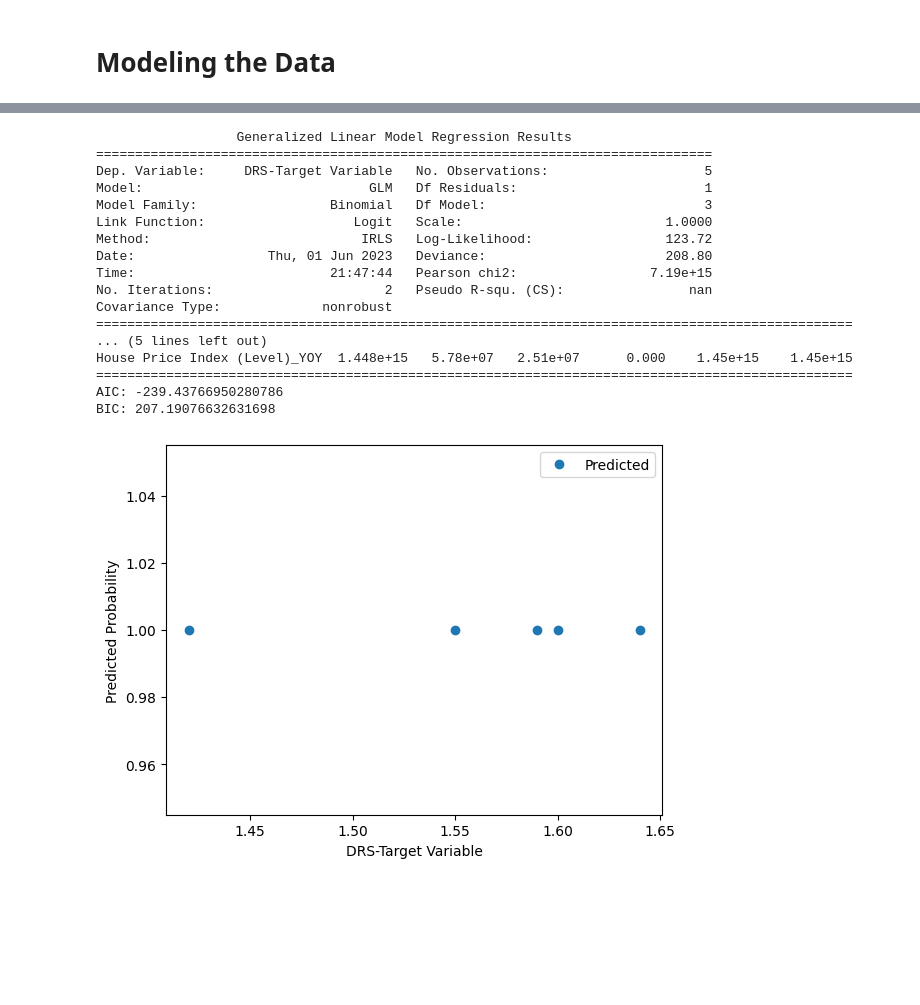
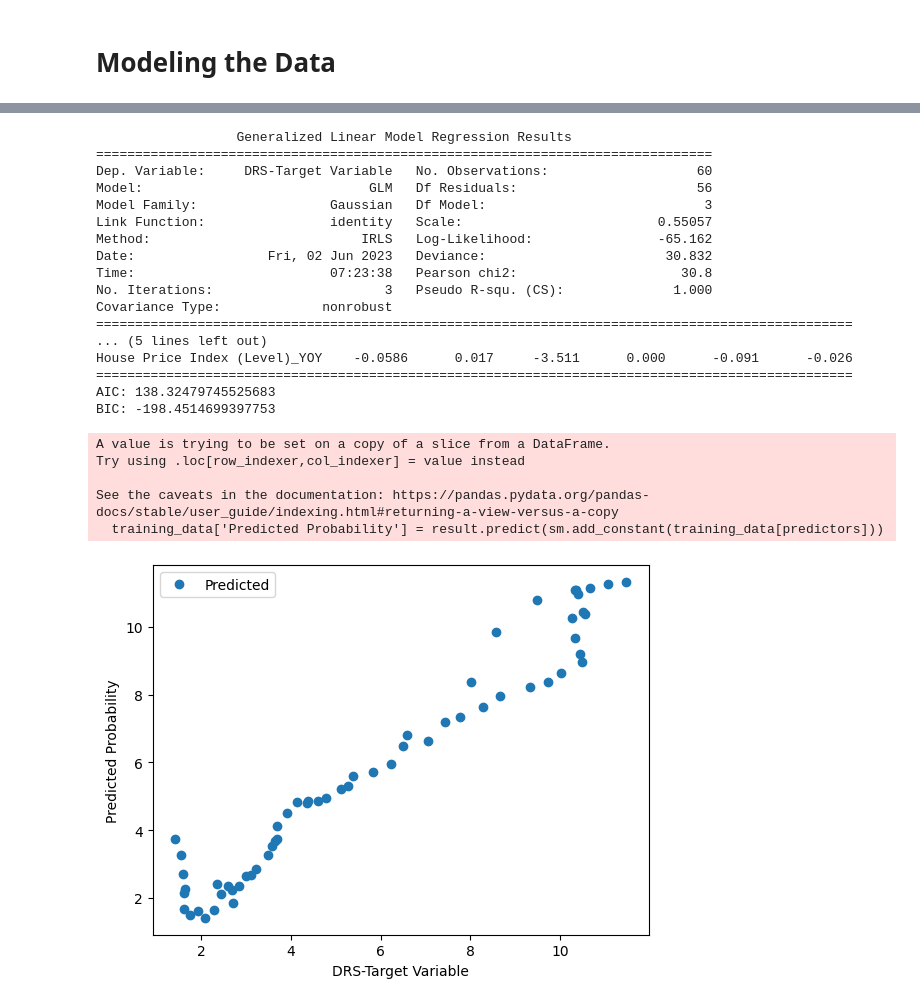
Before and after one commit to iffishells/Fractional-logistic-Model, a Jupyter notebook: milestone-2.ipynb, the cells around one changed output, grey strips where cells are left out. Drawn from its saved outputs; the diff is of its cells as text; code cells hidden in the pictures; blank space fills up the shorter version.

Commit message:
Molde fitted on selected features

```diff
--- a/milestone-2.ipynb
+++ b/milestone-2.ipynb
@@ -121,7 +187,5 @@ interested_features = [
                         'Mortgage rate',
                         ]
 
-df_transformed_training = df_transformed_training[interested_features]
-df_transformed_training =  df_transformed_training.iloc[6:]
-df_transformed_training = df_transformed_training.reset_index(drop=True)
-df_transformed_training.head(5)
+training_data = select_features(input_data)
+testing_data = select_features(testing_data)
@@ -415,8 +472,6 @@ Summary Statistics:
 # Modeling the Data
 # %%
 columns_to_drop = ['Mortgage rate','10-year Treasury yield','Unemployment rate_lag_2', 'House Price Index (Level)', 'log_Dow Jones Total Stock Market Index (Level)']
-input_data = df_transformed_training.drop(columns_to_drop,axis=1)
-
-
-input_data.head(5)
+training_data.drop(columns_to_drop,axis=1,inplace=True)
+training_data.head(5)
 # %% [output]
@@ -429,61 +517,66 @@ input_data.head(5)
 # %%
 import pandas as pd
 import statsmodels.api as sm
+import matplotlib.pyplot as plt
 
-# Load the dataset
-data = pd.DataFrame({
-    'DRS-Target Variable': [1.42, 1.55, 1.59, 1.64, 1.60],
-    'Prime rate': [5.4, 5.9, 6.4, 7.0, 7.4],
-    'Unemployment rate_lag_1': [5.4, 5.3, 5.1, 5.0, 5.0],
-    'House Price Index (Level)_YOY': [11.695906, 12.241055, 12.053301, 10.645724, 7.997763]
-})
+# # Load the dataset
+# data = pd.DataFrame({
+#     'DRS-Target Variable': [1.42, 1.55, 1.59, 1.64, 1.60],
+#     'Prime rate': [5.4, 5.9, 6.4, 7.0, 7.4],
+#     'Unemployment rate_lag_1': [5.4, 5.3, 5.1, 5.0, 5.0],
+#     'House Price Index (Level)_YOY': [11.695906, 12.241055, 12.053301, 10.645724, 7.997763]
+# })
 
 # Define the predictors and response variable
 predictors = ['Prime rate', 'Unemployment rate_lag_1', 'House Price Index (Level)_YOY']
 response = 'DRS-Target Variable'
 
-# Fit the GLMM model
-model = sm.GLM(data[response], sm.add_constant(data[predictors]), family=sm.families.Binomial())
+
+# Fit the GLM model
+model = sm.GLM(training_data[response], sm.add_constant(training_data[predictors]), family=sm.families.Gaussian(sm.families.links.identity()))
 result = model.fit()
 
 # Print the model summary
 print(result.summary())
 
 # Generate predicted probabilities
-data['Predicted Probability'] = result.predict(sm.add_constant(data[predictors]))
+training_data['Predicted Probability'] = result.predict(sm.add_constant(training_data[predictors]))
 
 # Calculate AIC and BIC
 AIC = result.aic
 BIC = result.bic
 
 # Print AIC and BIC
 print("AIC:", AIC)
 print("BIC:", BIC)
 
 # Plot in-sample actual default rate vs. predicted default rate
-import matplotlib.pyplot as plt
-
-plt.plot(data[response], data['Predicted Probability'], 'o', label='Predicted')
+plt.plot(training_data[response], training_data['Predicted Probability'], 'o', label='Predicted')
 plt.xlabel('DRS-Target Variable')
 plt.ylabel('Predicted Probability')
 plt.legend()
 plt.show()
 # %% [output]
                   Generalized Linear Model Regression Results
 ===============================================================================
-Dep. Variable:     DRS-Target Variable   No. Observations:                    5
-Model:                             GLM   Df Residuals:                        1
-Model Family:                 Binomial   Df Model:                            3
-Link Function:                   Logit   Scale:                          1.0000
-Method:                           IRLS   Log-Likelihood:                 123.72
-Date:                 Thu, 01 Jun 2023   Deviance:                       208.80
-Time:                         21:47:44   Pearson chi2:                 7.19e+15
-No. Iterations:                      2   Pseudo R-squ. (CS):                nan
+Dep. Variable:     DRS-Target Variable   No. Observations:                   60
+Model:                             GLM   Df Residuals:                       56
+Model Family:                 Gaussian   Df Model:                            3
+Link Function:                identity   Scale:                         0.55057
+Method:                           IRLS   Log-Likelihood:                -65.162
+Date:                 Fri, 02 Jun 2023   Deviance:                       30.832
+Time:                         07:23:38   Pearson chi2:                     30.8
+No. Iterations:                      3   Pseudo R-squ. (CS):              1.000
 Covariance Type:             nonrobust
 =================================================================================================
 ... (5 lines left out)
-House Price Index (Level)_YOY  1.448e+15   5.78e+07   2.51e+07      0.000    1.45e+15    1.45e+15
+House Price Index (Level)_YOY    -0.0586      0.017     -3.511      0.000      -0.091      -0.026
 =================================================================================================
-AIC: -239.43766950280786
-BIC: 207.19076632631698
+AIC: 138.32479745525683
+BIC: -198.4514699397753
+A value is trying to be set on a copy of a slice from a DataFrame.
+Try using .loc[row_indexer,col_indexer] = value instead
+
+See the caveats in the documentation: https://pandas.pydata.org/pandas-docs/stable/user_guide/indexing.html#returning-a-view-versus-a-copy
+  training_data['Predicted Probability'] = result.predict(sm.add_constant(training_data[predictors]))
-[figure, old version]
+[figure, new version]
```
Also changed, not shown: parts of 19 cells of this notebook, 3 other files.
